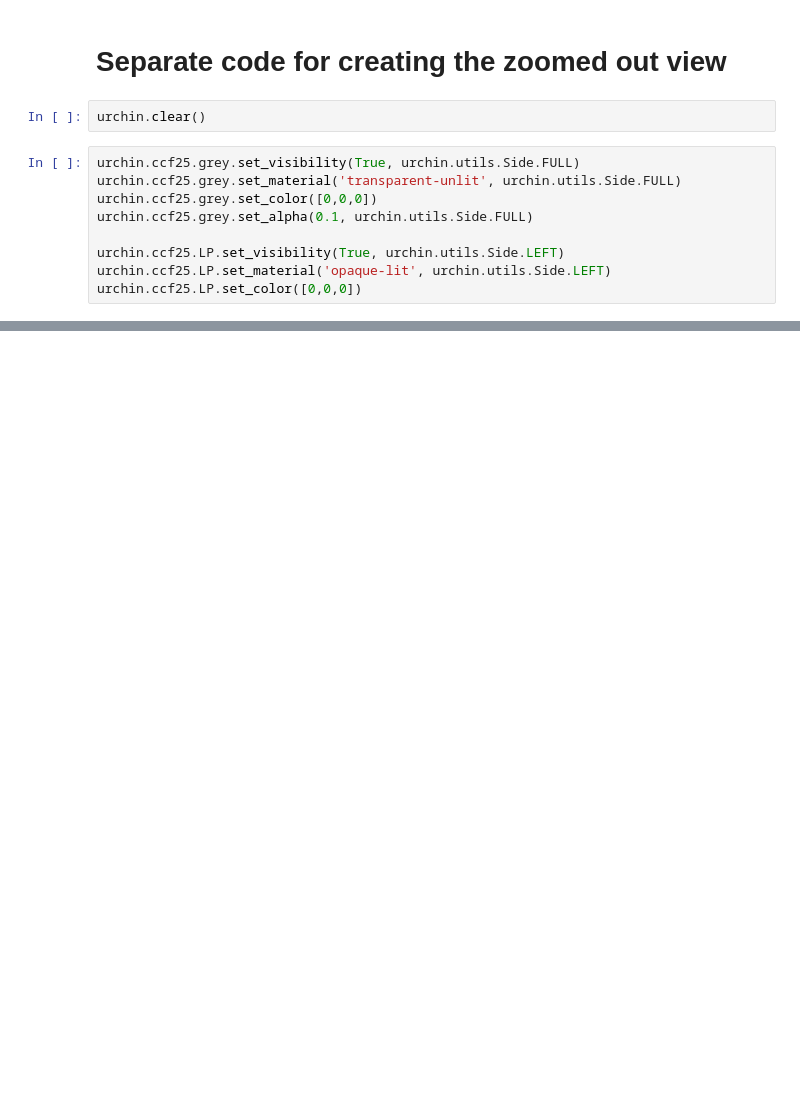
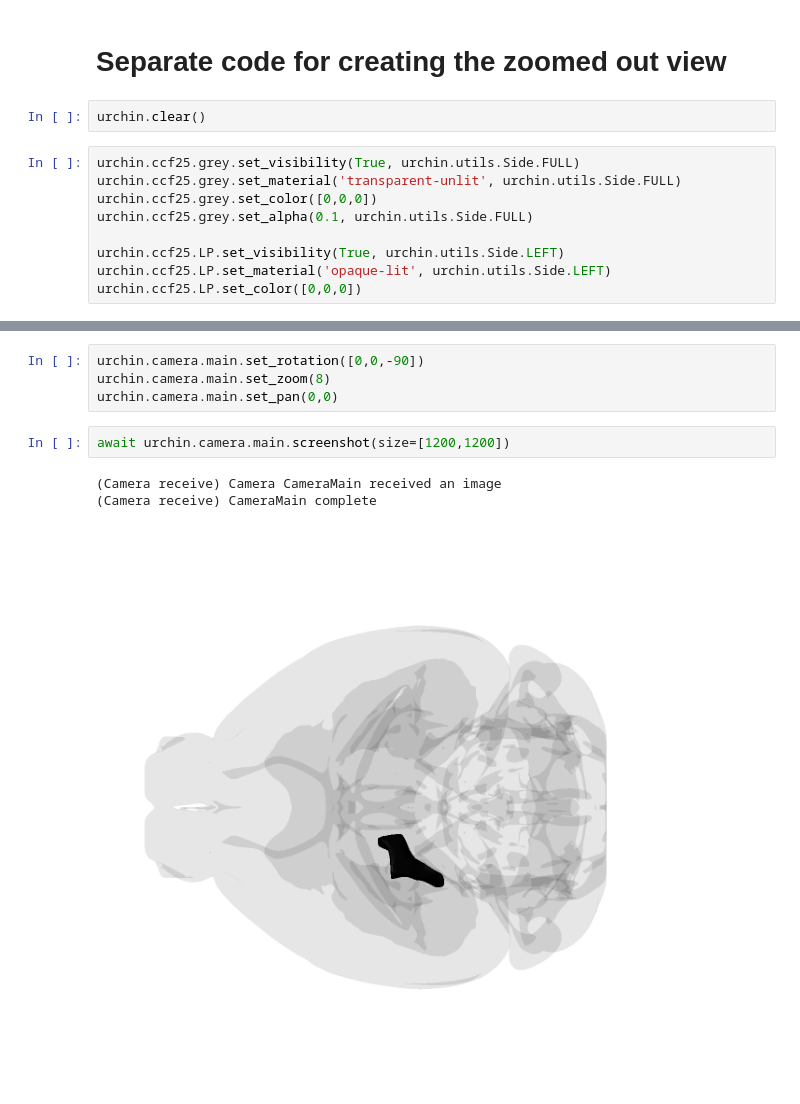
Before and after one commit to int-brain-lab/ibl-viz, a Jupyter notebook: repro_ephys/marsa/repro_ephys_fig7.ipynb, the cells around one changed output, grey strips where cells are left out. Cells and saved outputs as stored; diff of their text form; blank space fills up the shorter version.

```diff
--- a/repro_ephys/marsa/repro_ephys_fig7.ipynb
+++ b/repro_ephys/marsa/repro_ephys_fig7.ipynb
@@ -372,0 +365,10 @@ await urchin.camera.main.screenshot(size=[1200,1200])
+# %%
+urchin.camera.main.set_rotation([0,0,-90])
+urchin.camera.main.set_zoom(8)
+urchin.camera.main.set_pan(0,0)
+# %%
+await urchin.camera.main.screenshot(size=[1200,1200])
+# %% [output]
+(Camera receive) Camera CameraMain received an image
+(Camera receive) CameraMain complete
+[figure, added]
```
Also changed, not shown: parts of 11 cells of this notebook.
